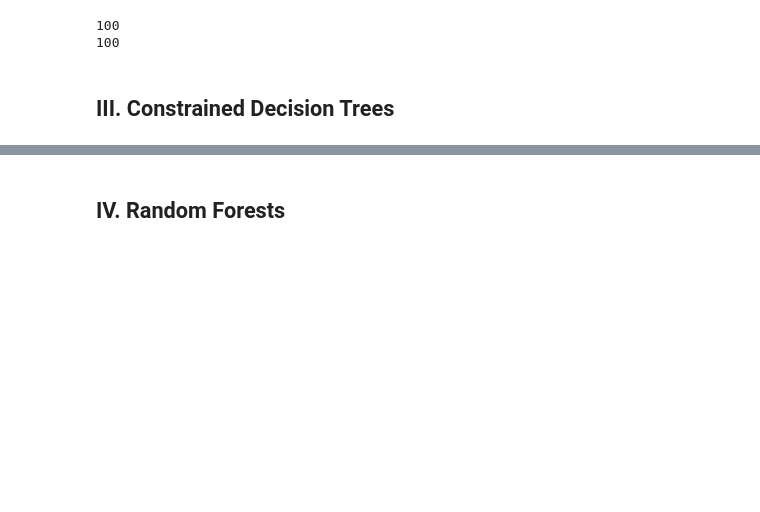
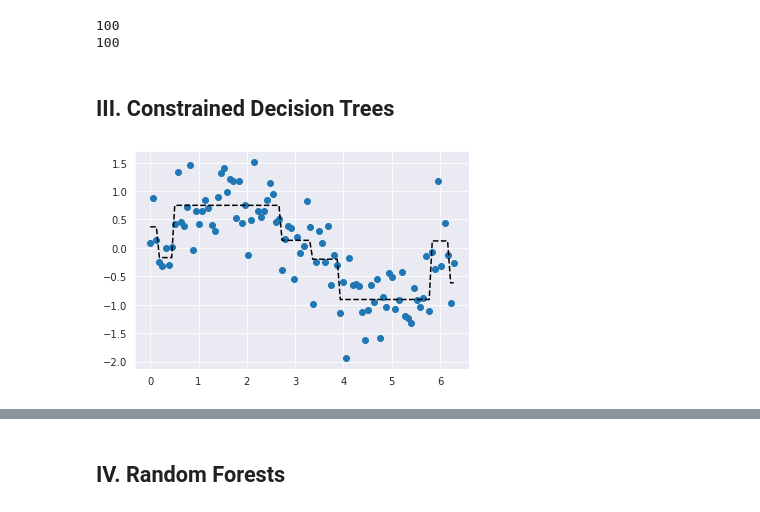
Before and after one commit to cedricsoares/elite_data_science, a Jupyter notebook: 4 - Workbook - Complexity Overload.ipynb, the cells around one changed output, grey strips where cells are left out. Drawn from its saved outputs; the diff is of its cells as text; code cells hidden in the pictures; blank space fills up the shorter version.

```diff
--- a/4 - Workbook - Complexity Overload.ipynb
+++ b/4 - Workbook - Complexity Overload.ipynb
@@ -148,3 +148,8 @@ print( np.sum( model.tree_.children_right == -1 ) )
 100
 # %% [markdown]
 ## III. Constrained Decision Trees
+# %%
+# Deph-Constrained Decision Tree
+model2 = fit_and_plot_model(df, DecisionTreeRegressor(max_depth = 3))
+# %% [output]
+[figure, added]
```
Also changed, not shown: parts of 10 cells of this notebook, 5 other files.
